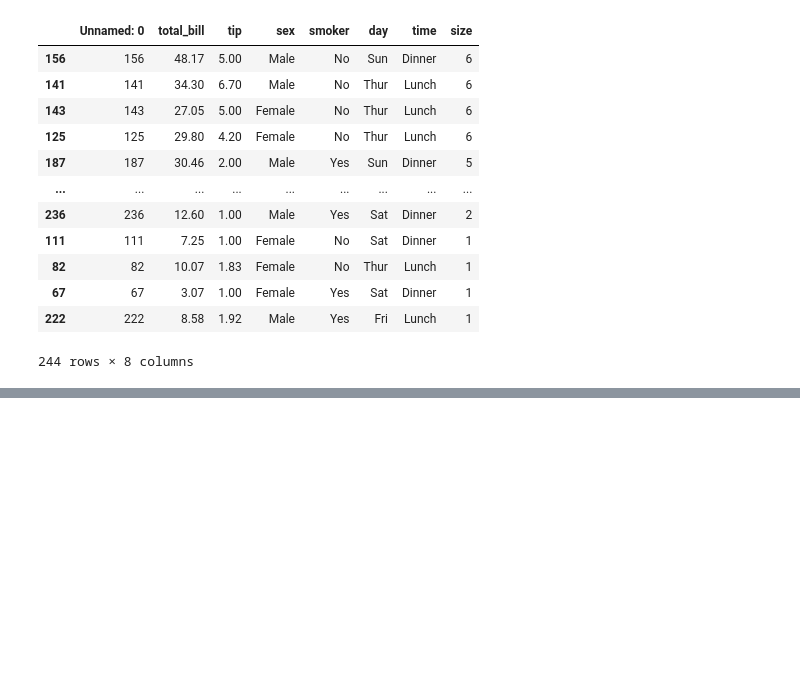
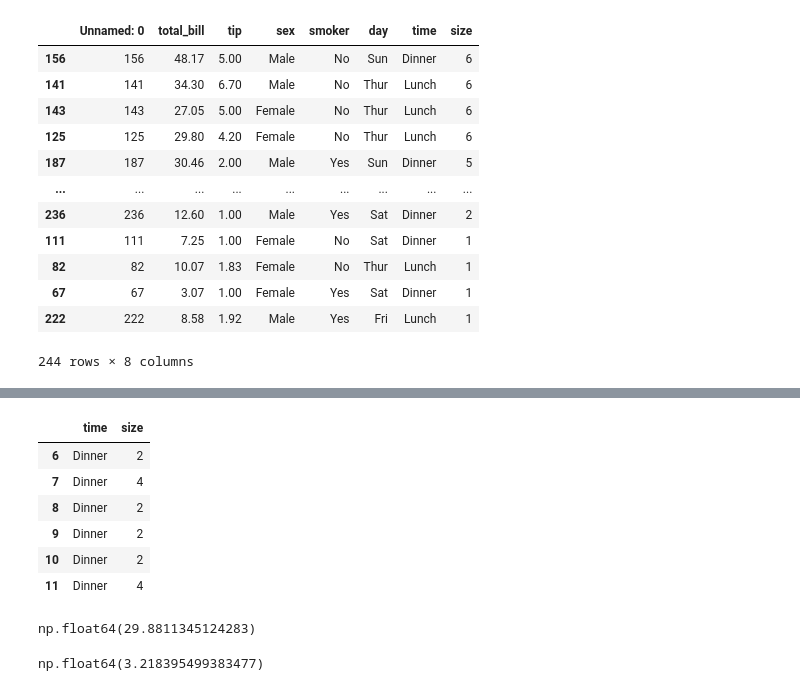
Before and after one commit to avnish-007/temp-repo, a Jupyter notebook: not_so_imp.ipynb, the cells around one changed output, grey strips where cells are left out. Saved outputs shown, nothing was run; the diff lists cells and outputs as text; code cells hidden in the pictures; blank space fills up the shorter version.

```diff
--- a/not_so_imp.ipynb
+++ b/not_so_imp.ipynb
@@ -588,0 +597,10 @@ Name: sex, dtype: str
+# %%
+Tips.iloc[6:12,6:12]
+# %% [output]
+|  | time | size |
+| 6 | Dinner | 2 |
+| 7 | Dinner | 4 |
+| 8 | Dinner | 2 |
+| 9 | Dinner | 2 |
+| 10 | Dinner | 2 |
+| 11 | Dinner | 4 |
@@ -588,0 +617,6 @@ Name: sex, dtype: str
+# %%
+# Suntax to apply aggregate functions:
+#            var['col_name'].fname()
+titanic["age"].mean()
+# %% [output]
+np.float64(29.8811345124283)
@@ -588,0 +633,12 @@ Name: sex, dtype: str
+# %%
+Tips['total_bill'].sum()
+Tips['tip'].max()
+hr_data["number_project"].mean()
+WineQuality["quality"].mean()
+titanic["name"].count()
+hr_data["number_project"].sum()
+hr_data["left"].sum()
+titanic["survived"].sum()
+WineQuality["pH"].mean()
+# %% [output]
+np.float64(3.218395499383477)
```
Also changed, not shown: parts of 21 cells of this notebook.
